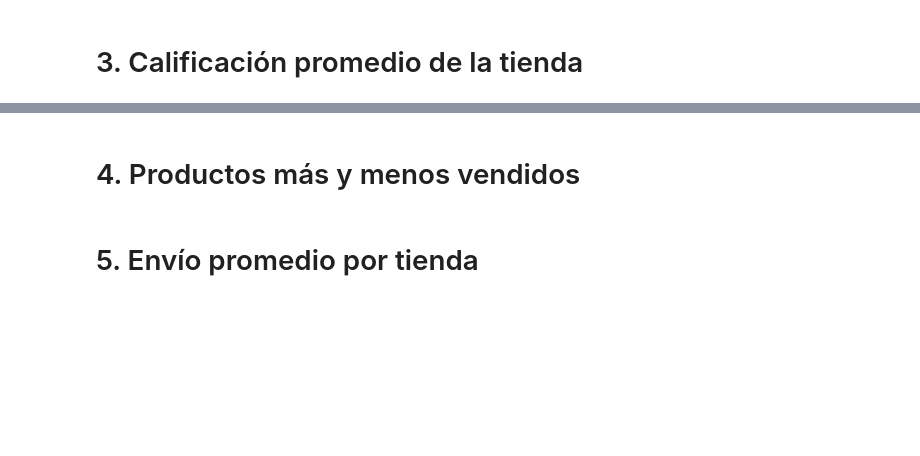
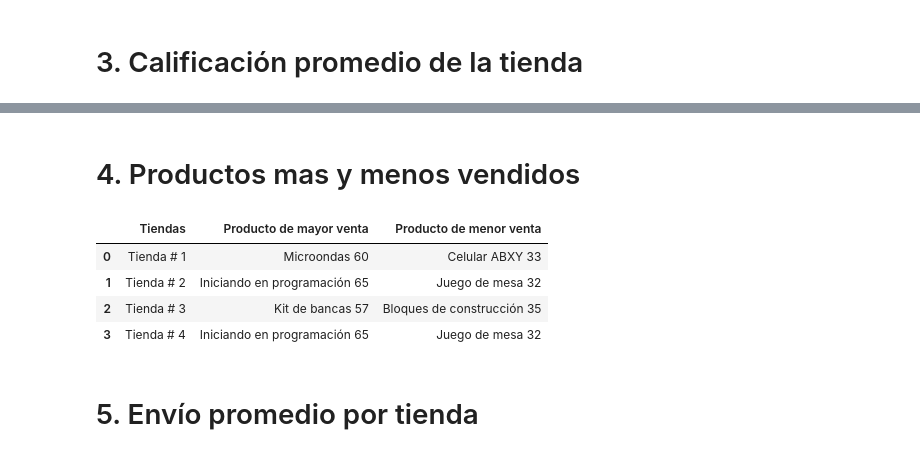
Before and after one commit to Ger-Code-COL/Challenge-python, a Jupyter notebook: AluraStoreLatam.ipynb, the cells around one changed output, grey strips where cells are left out. Saved outputs shown, nothing was run; the diff lists cells and outputs as text; code cells hidden in the pictures; blank space fills up the shorter version.

```diff
--- a/AluraStoreLatam.ipynb
+++ b/AluraStoreLatam.ipynb
@@ -147,4 +139,34 @@ plt.xticks(rotation=45, ha='right')
 # %% [markdown]
-# 4. Productos más y menos vendidos
+# 4. Productos mas y menos vendidos
+# %%
+def ModaProducto (data):
+    salida = str (data['Producto'].value_counts().head(1)). replace ("Producto\n", ""). replace("\nName: count, dtype: int64","")
+    return salida
+
+ModaProducto_1 = ModaProducto (tienda1)
+ModaProducto_2 = ModaProducto (tienda2)
+ModaProducto_3 = ModaProducto (tienda3)
+ModaProducto_4 = ModaProducto (tienda2)
+
+def ModaProductoMenor (data):
+    salida = str (data['Producto'].value_counts().tail(1)). replace ("Producto\n", ""). replace("\nName: count, dtype: int64","")
+
+    return salida
+
+ModaProductoMenor_1 = ModaProductoMenor (tienda1)
+ModaProductoMenor_2 = ModaProductoMenor (tienda2)
+ModaProductoMenor_3 = ModaProductoMenor (tienda3)
+ModaProductoMenor_4 = ModaProductoMenor (tienda2)
+
+DataCruda = {'Tiendas': ['Tienda # 1','Tienda # 2', 'Tienda # 3', 'Tienda # 4'],'Producto de mayor venta' : [ModaProducto_1, ModaProducto_2, ModaProducto_3, ModaProducto_4], 'Producto de menor venta' : [ModaProductoMenor_1, ModaProductoMenor_2, ModaProductoMenor_3, ModaProductoMenor_4]}
+
+AgrupadoDeMayor = pd.DataFrame (DataCruda)
+AgrupadoDeMayor
+# %% [output]
+|  | Tiendas | Producto de mayor venta | Producto de menor venta |
+| 0 | Tienda # 1 | Microondas 60 | Celular ABXY 33 |
+| 1 | Tienda # 2 | Iniciando en programación 65 | Juego de mesa 32 |
+| 2 | Tienda # 3 | Kit de bancas 57 | Bloques de construcción 35 |
+| 3 | Tienda # 4 | Iniciando en programación 65 | Juego de mesa 32 |
 # %% [markdown]
 # 5. Envío promedio por tienda
```
Also changed, not shown: parts of 10 cells of this notebook.
